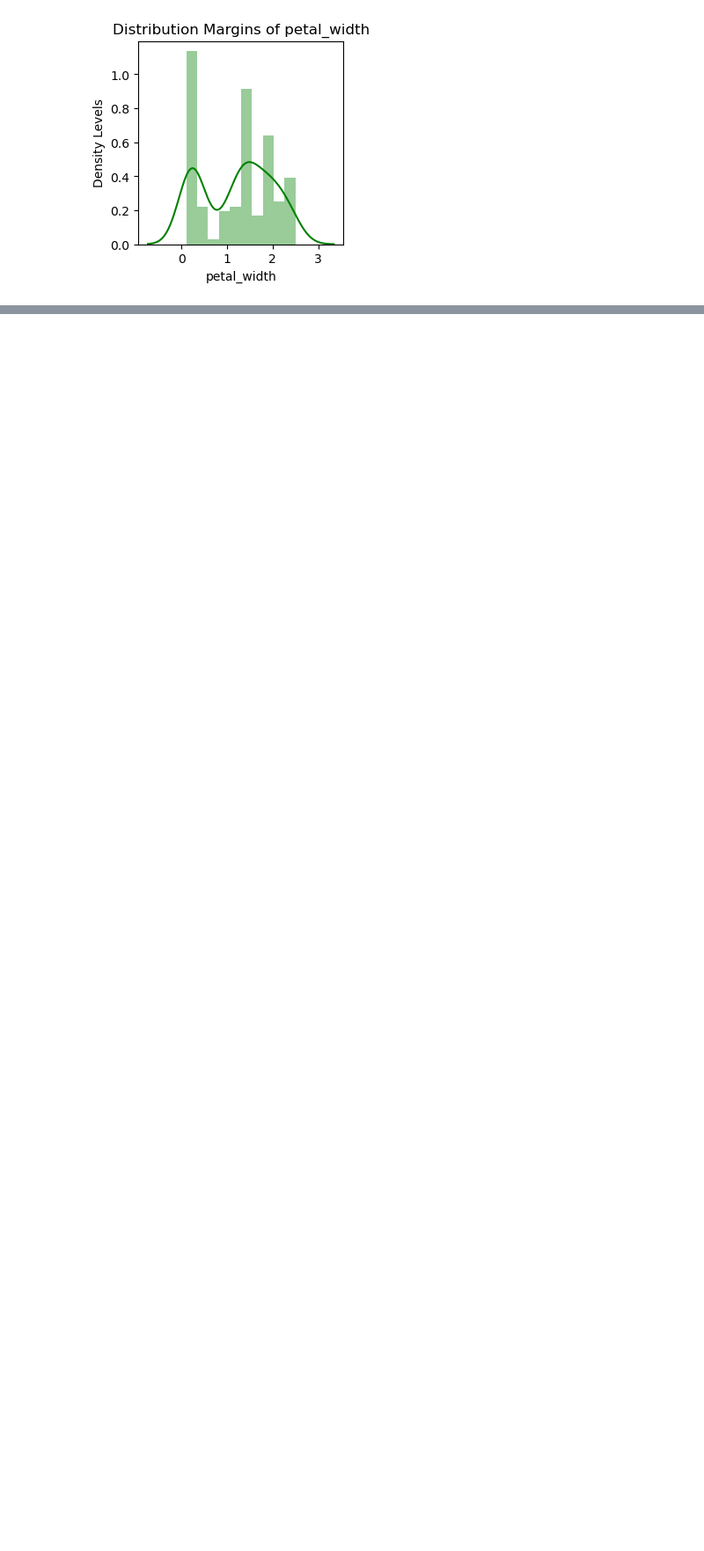
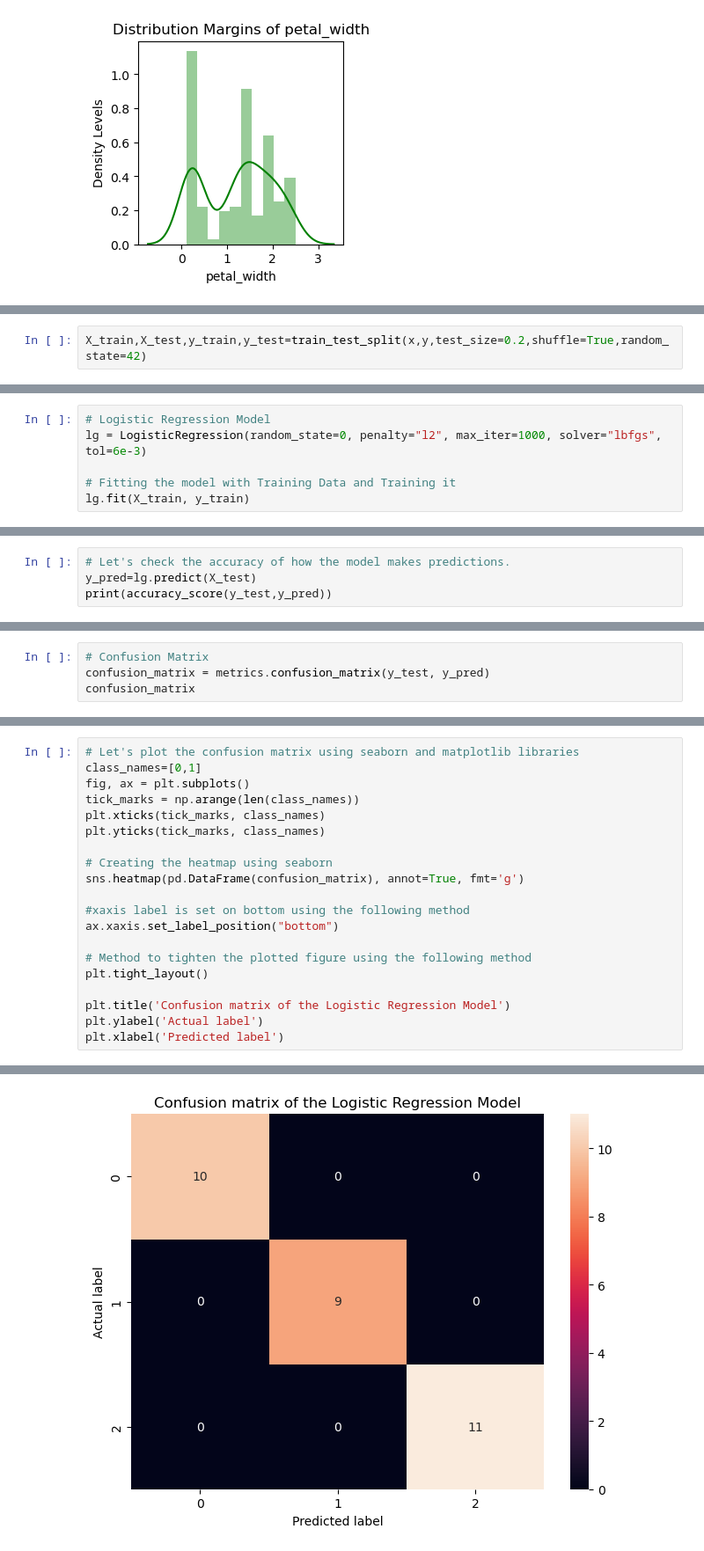
Before and after one commit to Equivocal-Richie/CODSOFT, a Jupyter notebook: Iris Flower Classification/Iris Flower Classification.ipynb, the cells around one changed output, grey strips where cells are left out. Shown at 88% size. Saved outputs shown, nothing was run; the diff lists cells and outputs as text; blank space fills up the shorter version.

Commit message:
Finally added the Logistic Regression Model After Evaluating It

```diff
--- a/Iris Flower Classification/Iris Flower Classification.ipynb
+++ b/Iris Flower Classification/Iris Flower Classification.ipynb
@@ -138,0 +203,2 @@ for col in iris_data_features:
+# %%
+X_train,X_test,y_train,y_test=train_test_split(x,y,test_size=0.2,shuffle=True,random_state=42)
@@ -138,0 +207,6 @@ for col in iris_data_features:
+# %%
+# Logistic Regression Model
+lg = LogisticRegression(random_state=0, penalty="l2", max_iter=1000, solver="lbfgs", tol=6e-3)
+
+# Fitting the model with Training Data and Training it
+lg.fit(X_train, y_train)
@@ -138,0 +220,4 @@ for col in iris_data_features:
+# %%
+# Let's check the accuracy of how the model makes predictions.
+y_pred=lg.predict(X_test)
+print(accuracy_score(y_test,y_pred))
@@ -138,0 +234,4 @@ for col in iris_data_features:
+# %%
+# Confusion Matrix
+confusion_matrix = metrics.confusion_matrix(y_test, y_pred)
+confusion_matrix
@@ -138,0 +242,21 @@ for col in iris_data_features:
+# %%
+# Let's plot the confusion matrix using seaborn and matplotlib libraries
+class_names=[0,1]
+fig, ax = plt.subplots()
+tick_marks = np.arange(len(class_names))
+plt.xticks(tick_marks, class_names)
+plt.yticks(tick_marks, class_names)
+
+# Creating the heatmap using seaborn
+sns.heatmap(pd.DataFrame(confusion_matrix), annot=True, fmt='g')
+
+#xaxis label is set on bottom using the following method
+ax.xaxis.set_label_position("bottom")
+
+# Method to tighten the plotted figure using the following method
+plt.tight_layout()
+
+plt.title('Confusion matrix of the Logistic Regression Model')
+plt.ylabel('Actual label')
+plt.xlabel('Predicted label')
+# %% [output]
@@ -138,0 +264 @@ for col in iris_data_features:
+[figure, added]
```
Also changed, not shown: parts of 22 cells of this notebook.
